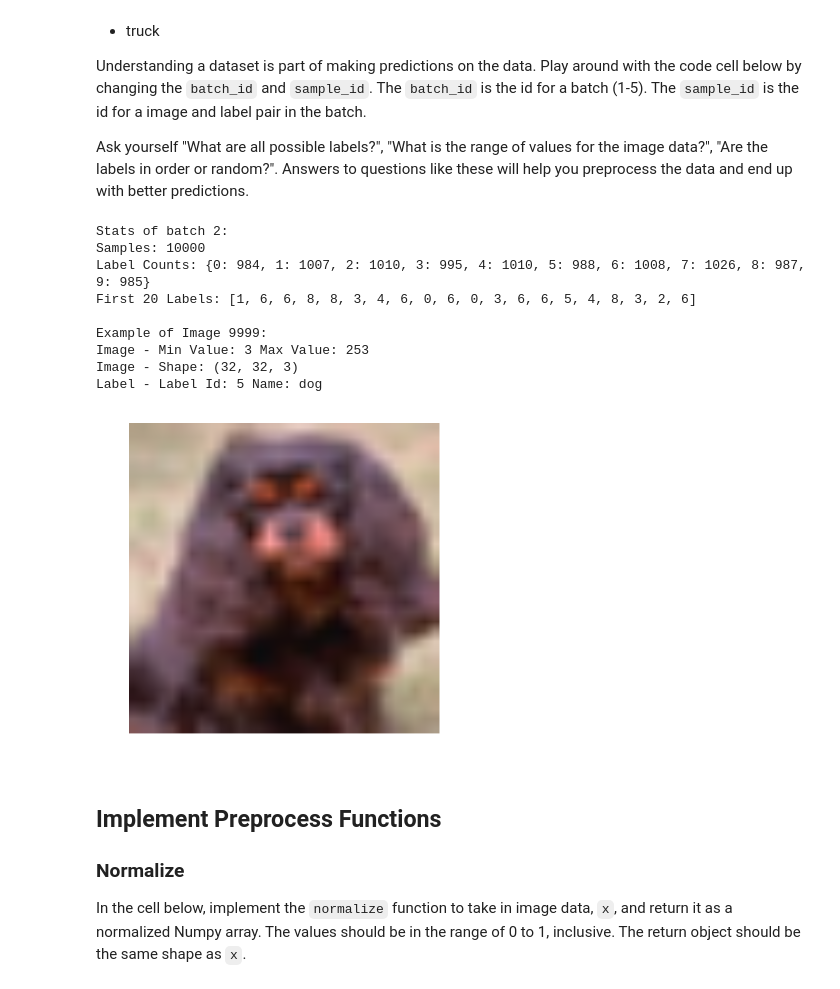
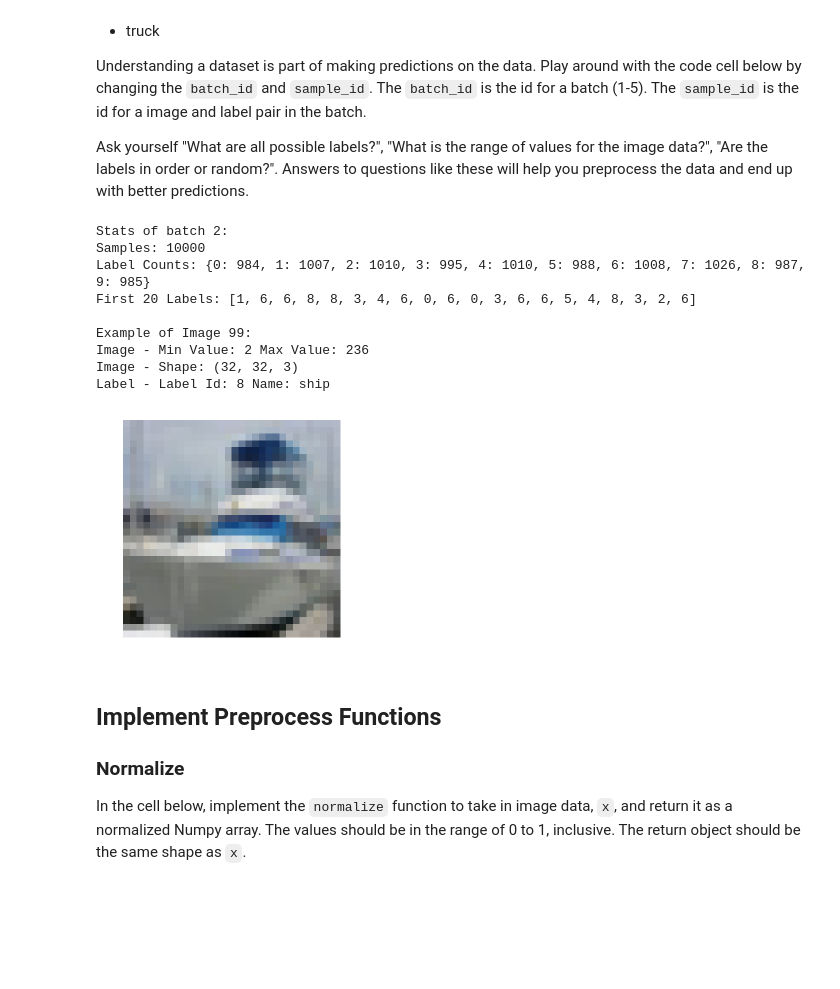
Before and after one commit to ericrestrepo/machine-learning, a Jupyter notebook: projects/image-classification/image_classification.ipynb, the cells around one changed output. Drawn from its saved outputs; the diff is of its cells as text; code cells hidden in the pictures; blank space fills up the shorter version.

```diff
--- a/projects/image-classification/image_classification.ipynb
+++ b/projects/image-classification/image_classification.ipynb
@@ -59,25 +59,25 @@ Ask yourself "What are all possible labels?", "What is the range of values for t
 # %%
 %matplotlib inline
 %config InlineBackend.figure_format = 'retina'
 
 import helper
 import numpy as np
 
 # Explore the dataset
 batch_id = 2
-sample_id = 9999
+sample_id = 99
 helper.display_stats(cifar10_dataset_folder_path, batch_id, sample_id)
 # %% [output]
 Stats of batch 2:
 Samples: 10000
 Label Counts: {0: 984, 1: 1007, 2: 1010, 3: 995, 4: 1010, 5: 988, 6: 1008, 7: 1026, 8: 987, 9: 985}
 First 20 Labels: [1, 6, 6, 8, 8, 3, 4, 6, 0, 6, 0, 3, 6, 6, 5, 4, 8, 3, 2, 6]
 
-Example of Image 9999:
-Image - Min Value: 3 Max Value: 253
+Example of Image 99:
+Image - Min Value: 2 Max Value: 236
 Image - Shape: (32, 32, 3)
-Label - Label Id: 5 Name: dog
+Label - Label Id: 8 Name: ship
-[figure, old version]
+[figure, new version]
 # %% [markdown]
 ## Implement Preprocess Functions
 ### Normalize
```
Also changed, not shown: parts of 12 cells of this notebook, 1 other file.
